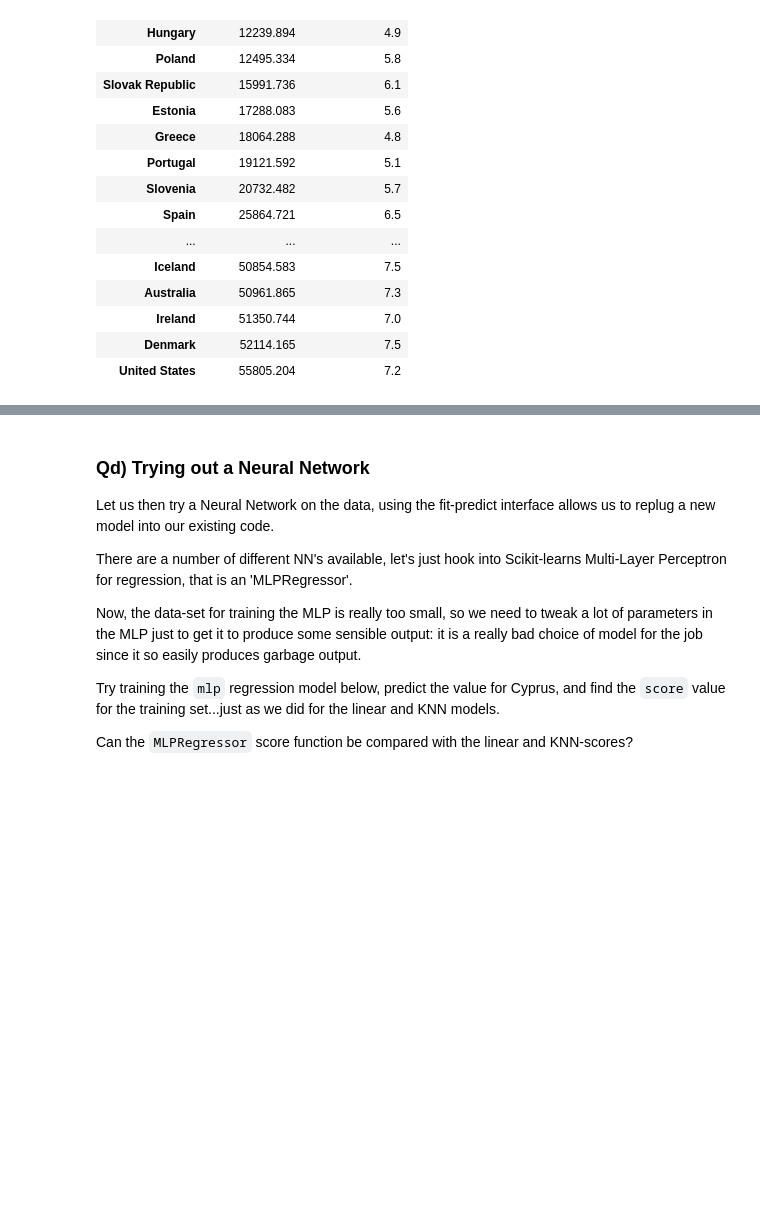
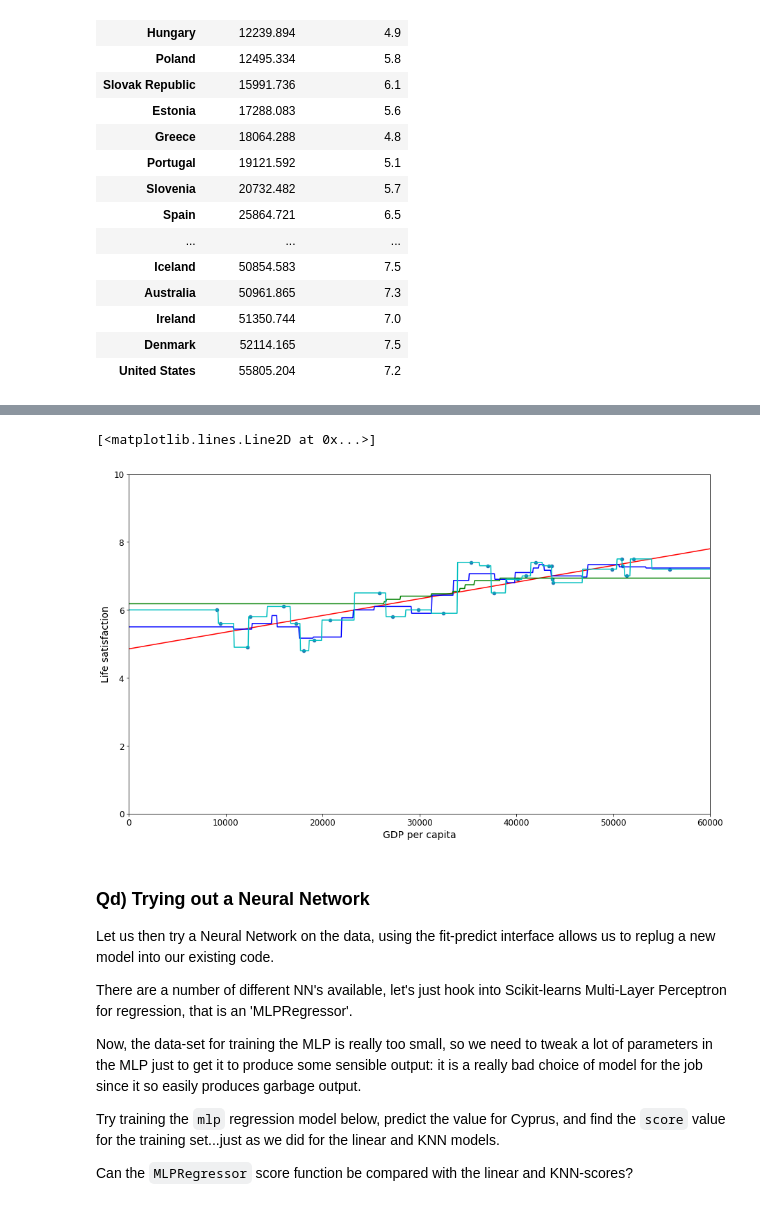
Before and after one commit to Tokelu/ITMAL_Slut_Projekt, a Jupyter notebook: L01/Lab/intro.ipynb, the cells around one changed output, grey strips where cells are left out. Saved outputs shown, nothing was run; the diff lists cells and outputs as text; code cells hidden in the pictures; blank space fills up the shorter version.

```diff
--- a/L01/Lab/intro.ipynb
+++ b/L01/Lab/intro.ipynb
@@ -326,4 +350,5 @@ country_stats
 # %%
+import sklearn.neighbors
 # Prepare the data
 X = np.c_[country_stats["GDP per capita"]]
 y = np.c_[country_stats["Life satisfaction"]]
@@ -335,8 +360,15 @@ print("y.shape=",y.shape)
 country_stats.plot(kind='scatter', x="GDP per capita", y='Life satisfaction')
 plt.show()
 
-# Select and train a model
+# Select a model
+knn=sklearn.neighbors.KNeighborsRegressor(n_neighbors=3)
 
-# TODO: add your code here..
-assert False, "TODO: add you instatiation and training of the knn model here.."
-knn = ..
+#train
+knn.fit(X, y)
+# Make a prediction for Cyprus
+X_new = [[22587]]  # Cyprus' GDP per capita
+y_pred = knn.predict(X_new)
+print("y pred ",y_pred)
+print("score", knn.score(X,y))
+
+print("OK")
@@ -357,25 +396,49 @@ Hint here is a similar plot of a KNN for a small set of different k's:
 
 <img src="https://itundervisning.ase.au.dk/E19_itmal/L01/Figs/regression_with_knn.png" style="height:150px">
 # %%
-sample_data.plot(kind='scatter', x="GDP per capita", y='Life satisfaction', figsize=(5,3))
+sample_data.plot(kind='scatter', x="GDP per capita", y='Life satisfaction', figsize=(5*3,3*3))
 plt.axis([0, 60000, 0, 10])
 
 # create an test matrix M, with the same dimensionality as X, and in the range [0;60000]
 # and a step size of your choice
 m=np.linspace(0, 60000, 1000)
 M=np.empty([m.shape[0],1])
 M[:,0]=m
 
+model = linear_model.LinearRegression()
+knn=sklearn.neighbors.KNeighborsRegressor(n_neighbors=3)
+knn2=sklearn.neighbors.KNeighborsRegressor(n_neighbors=20)
+knn3=sklearn.neighbors.KNeighborsRegressor(n_neighbors=1)
+
+knn.fit(X,y)
+knn2.fit(X, y)
+knn3.fit(X, y)
+model.fit(X, y)
+#train
+#
+#
+
+#train
+#knn3.fit(X, y)
+
 # from this test M data, predict the y values via the lin.reg. and k-nearest models
 y_pred_lin = model.predict(M)
 y_pred_knn = knn.predict(M)   # ASSUMING the variable name 'knn' of your KNeighborsRegressor
+y_pred_knn2 = knn2.predict(M)
+y_pred_knn3 = knn3.predict(M)
+
 
 # use plt.plot to plot x-y into the sample_data plot..
 plt.plot(m, y_pred_lin, "r")
 plt.plot(m, y_pred_knn, "b")
+plt.plot(m, y_pred_knn2, "g")
+plt.plot(m, y_pred_knn3, "c")
 
 # TODO: add your code here..
-assert False, "TODO: try knn with different k_neighbor params, that is re-instantiate knn, refit and replot.."
+#assert False, "TODO: try knn with different k_neighbor params, that is re-instantiate knn, refit and replot.."
+# %% [output]
+[<matplotlib.lines.Line2D at 0x...>]
+[figure, added]
 # %% [markdown]
 ### Qd) Trying out a Neural Network
 
```
Also changed, not shown: parts of 5 cells of this notebook, 1 other file.
